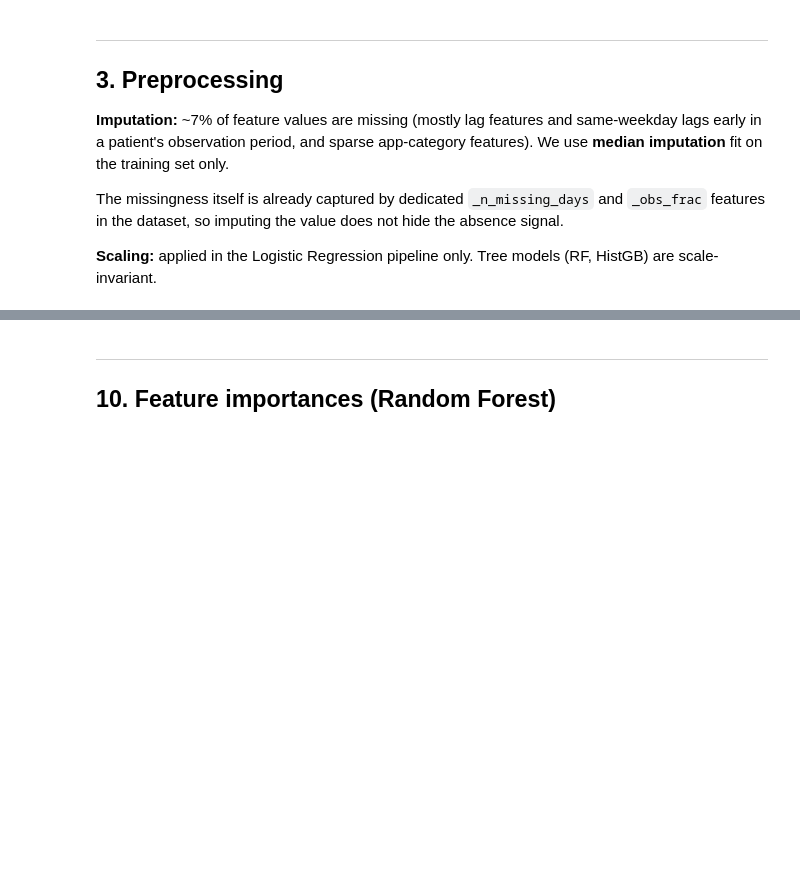
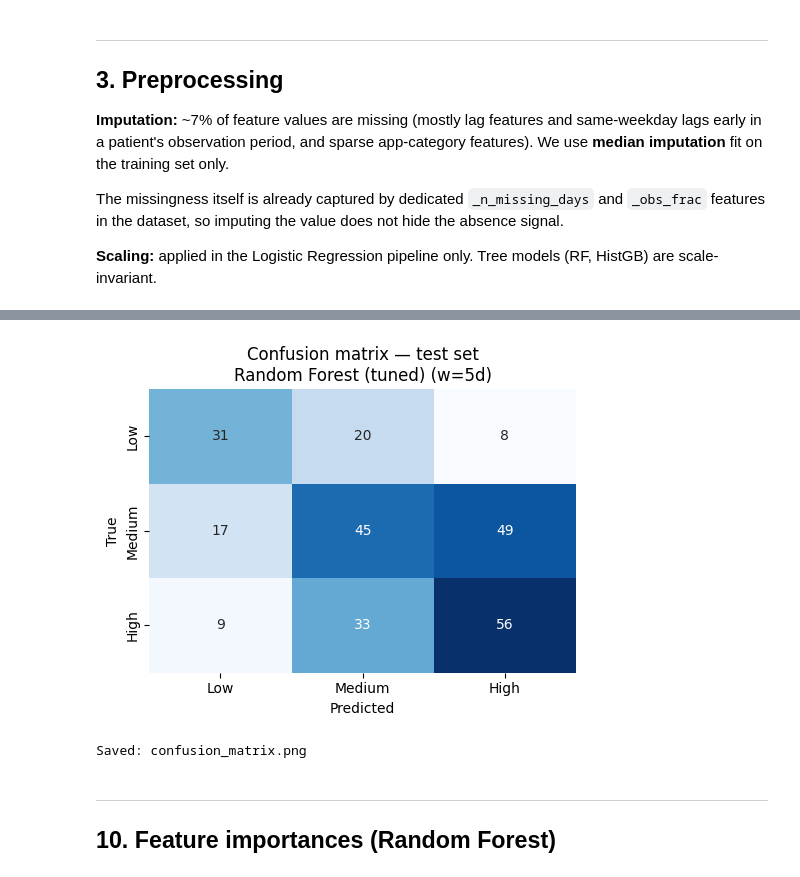
Before and after one commit to Miautawn/data_mining_group_9_assignment_1, a Jupyter notebook: src/2a_classification_non_temporal/classification.ipynb, the cells around one changed output, grey strips where cells are left out. Drawn from its saved outputs; the diff is of its cells as text; code cells hidden in the pictures; blank space fills up the shorter version.

```diff
--- a/src/2a_classification_non_temporal/classification.ipynb
+++ b/src/2a_classification_non_temporal/classification.ipynb
@@ -43,5 +42,8 @@ warnings.filterwarnings("ignore")
 RANDOM_STATE = 42
 
 DATA_DIR = Path("../1c_feature_engineering_non_temporal/output")
+WINDOW_SIZES = [1, 3, 5, 7, 14]
+META_COLS = ["id", "target_date", "target_mood"]
+CLASS_NAMES = ["Low", "Medium", "High"]
 # %% [markdown]
 ---
@@ -689,35 +465,26 @@ print(classification_report(y_test, y_test_pred_mlp, target_names=CLASS_NAMES))
 # %%
-fig, axes = plt.subplots(1, 4, figsize=(18, 4))
-
-for ax, (y_pred_plot, title) in zip(
-    axes,
-    [
-        (lr_pred_test_final, "Logistic Regression\n(baseline)"),
-        (y_test_pred, "Random Forest\n(main)"),
-        (y_test_pred_hgb, "Hist. Gradient\nBoosting"),
-        (y_test_pred_mlp, "MLP"),
-    ],
-):
-    cm = confusion_matrix(y_test, y_pred_plot)
-    sns.heatmap(
-        cm,
-        annot=True,
-        fmt="d",
-        cmap="Blues",
-        xticklabels=CLASS_NAMES,
-        yticklabels=CLASS_NAMES,
-        ax=ax,
-        cbar=False,
-    )
-    ax.set_xlabel("Predicted")
-    ax.set_ylabel("True")
-    ax.set_title(title)
-
-plt.suptitle("Confusion matrices — test set", fontsize=13)
+cm = confusion_matrix(y_test, y_test_pred)
+fig, ax = plt.subplots(figsize=(5, 4))
+sns.heatmap(
+    cm,
+    annot=True,
+    fmt="d",
+    cmap="Blues",
+    xticklabels=CLASS_NAMES,
+    yticklabels=CLASS_NAMES,
+    ax=ax,
+    cbar=False,
+)
+ax.set_xlabel("Predicted")
+ax.set_ylabel("True")
+ax.set_title(f"Confusion matrix — test set\n{BEST_MODEL} (w={BEST_WS}d)")
 plt.tight_layout()
-plt.savefig("confusion_matrices.png", dpi=150, bbox_inches="tight")
+plt.savefig("confusion_matrix.png", dpi=150, bbox_inches="tight")
 plt.show()
-print("Saved: confusion_matrices.png")
+print("Saved: confusion_matrix.png")
+# %% [output]
+[figure, added]
+Saved: confusion_matrix.png
 # %% [markdown]
 ---
 ## 10. Feature importances (Random Forest)
```
Also changed, not shown: parts of 26 cells of this notebook, 16 other files.
